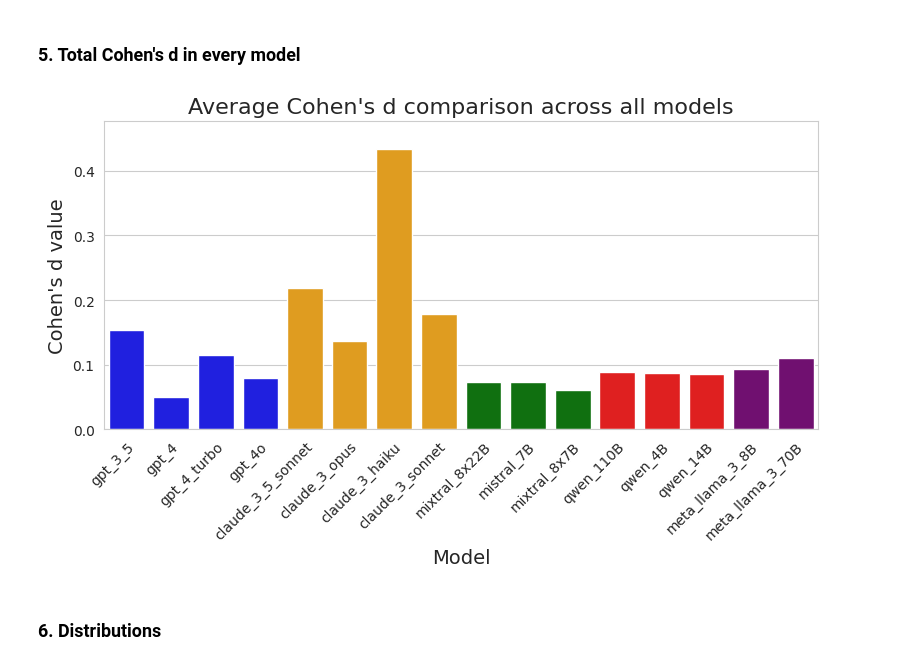
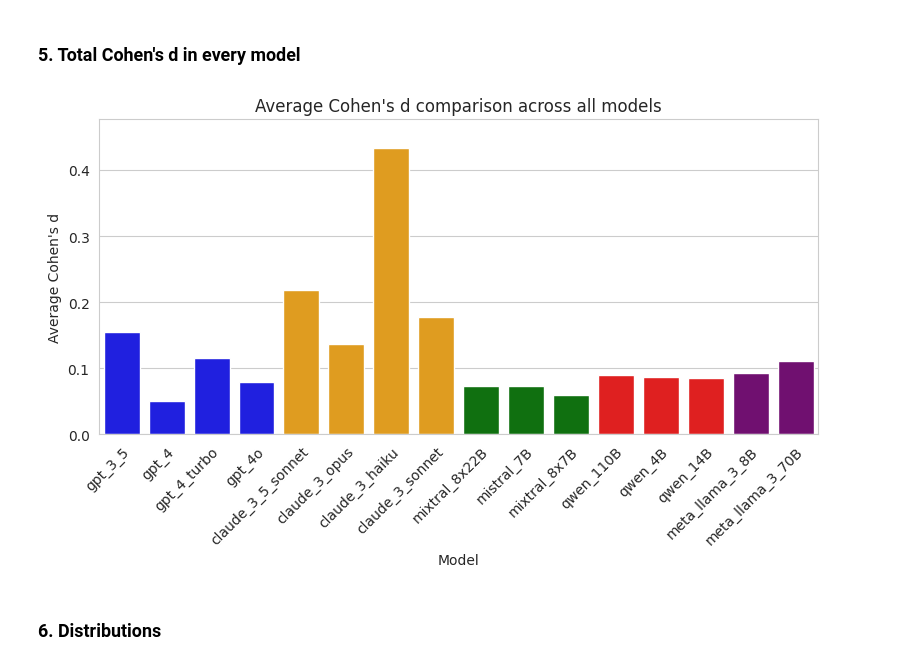
Before and after one commit to azoz01/data-science-workshop-2025L, a Jupyter notebook: text_feature_analysis/all_models_analysis.ipynb, the cells around one changed output. Drawn from its saved outputs; the diff is of its cells as text; code cells hidden in the pictures.

```diff
--- a/text_feature_analysis/all_models_analysis.ipynb
+++ b/text_feature_analysis/all_models_analysis.ipynb
@@ -98,9 +98,9 @@ for model_name, cohens_ds in all_cohens_ds.items():
     total =  np.mean(np.abs(np.array(list(cohens_ds.values()))))
     total_cohens_d[model_name] = total
 # %%
-plot_total_cohens_d(total_cohens_d, path_to_save=PLOTS_DIR)
+plot_models_comparison(total_cohens_d, "Average Cohen's d", path_to_save=PLOTS_DIR)
 # %% [output]
-[figure, old version]
+[figure, new version]
 # %% [markdown]
 ### 6. Distributions
 # %%
```
Also changed, not shown: parts of 2 cells of this notebook, 4 other files.
